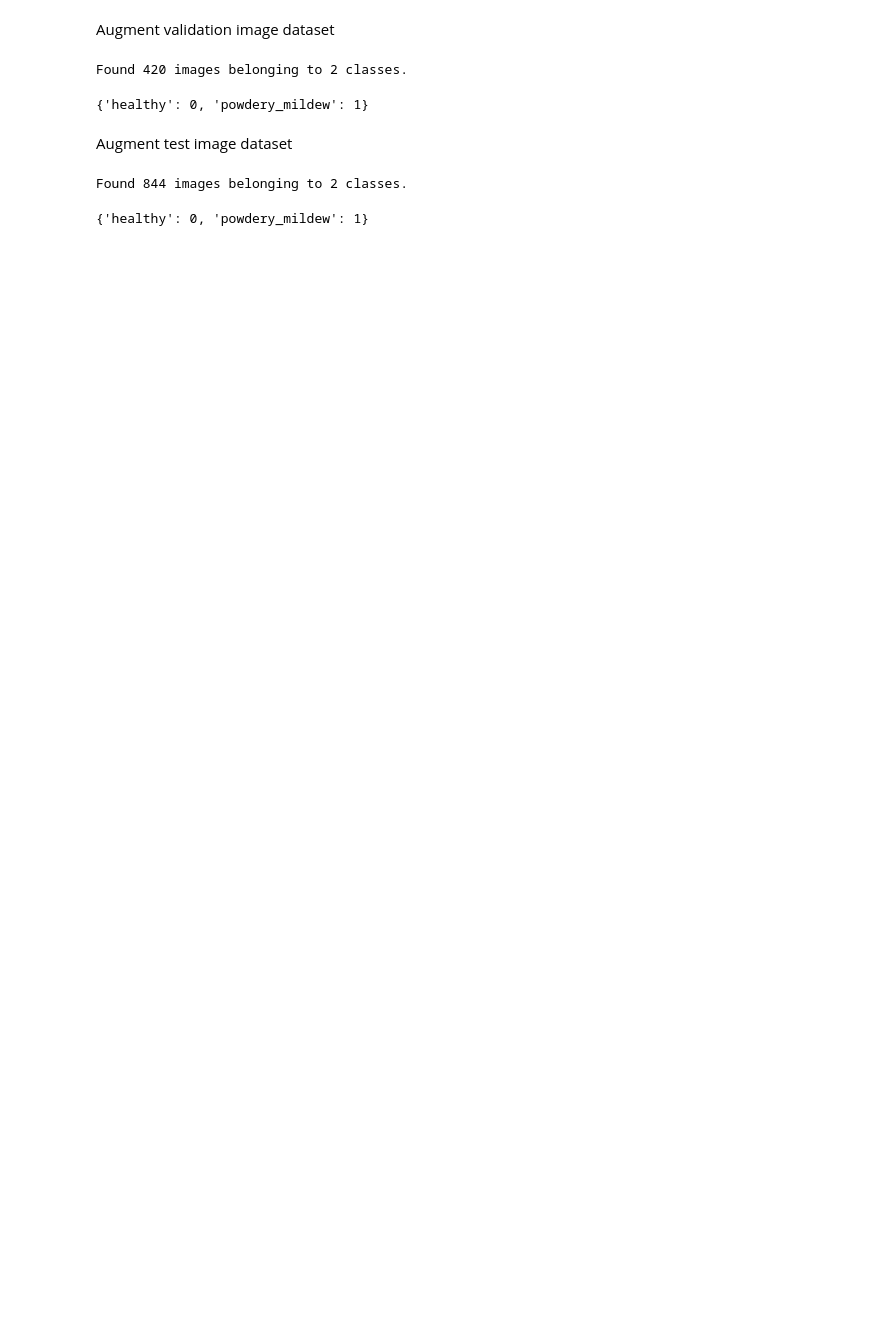
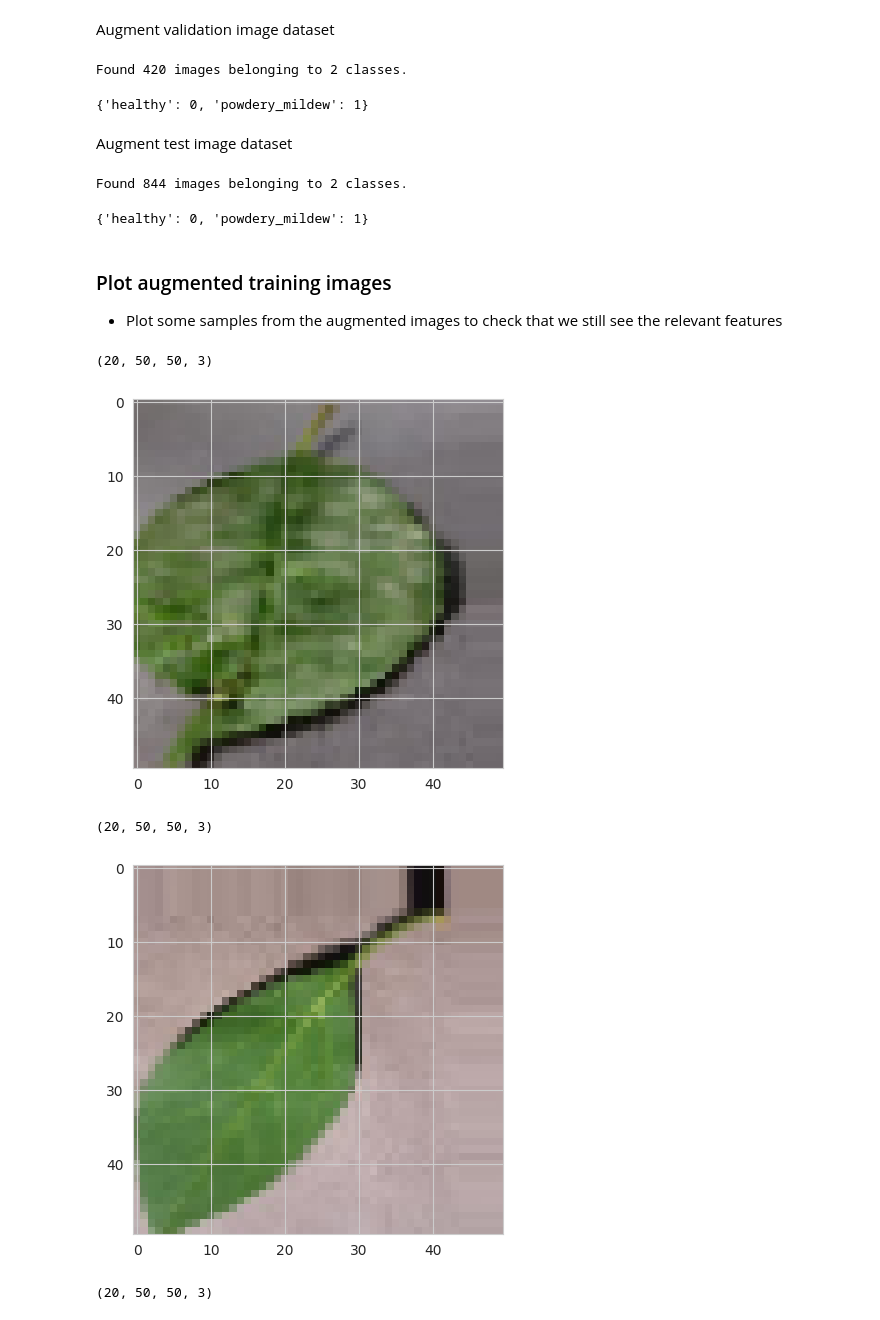
Before and after one commit to FeruzaShokirjonovna/mildew-detector, a Jupyter notebook: jupyter_notebooks/ModellingEvaluating.ipynb, the cells around one changed output. Saved outputs shown, nothing was run; the diff lists cells and outputs as text; code cells hidden in the pictures; blank space fills up the shorter version.

Commit message:
Plot augmented test and validation images

```diff
--- a/jupyter_notebooks/ModellingEvaluating.ipynb
+++ b/jupyter_notebooks/ModellingEvaluating.ipynb
@@ -234,3 +234,19 @@ test_set.class_indices
 # %% [output]
 Found 844 images belonging to 2 classes.
 {'healthy': 0, 'powdery_mildew': 1}
+# %% [markdown]
+### Plot augmented training images
+
+- Plot some samples from the augmented images to check that we still see the relevant features
+# %%
+for _ in range(3):
+    img, label = train_set.next()
+    print(img.shape)  # (1,256,256,3)
+    plt.imshow(img[0])
+    plt.show()
+# %% [output]
+(20, 50, 50, 3)
+[figure, added]
+(20, 50, 50, 3)
+[figure, added]
+(20, 50, 50, 3)
```
Also changed, not shown: parts of 4 cells of this notebook.
